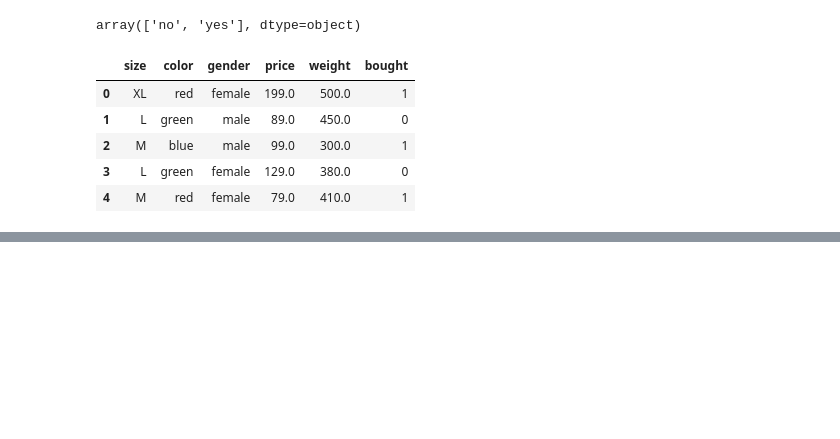
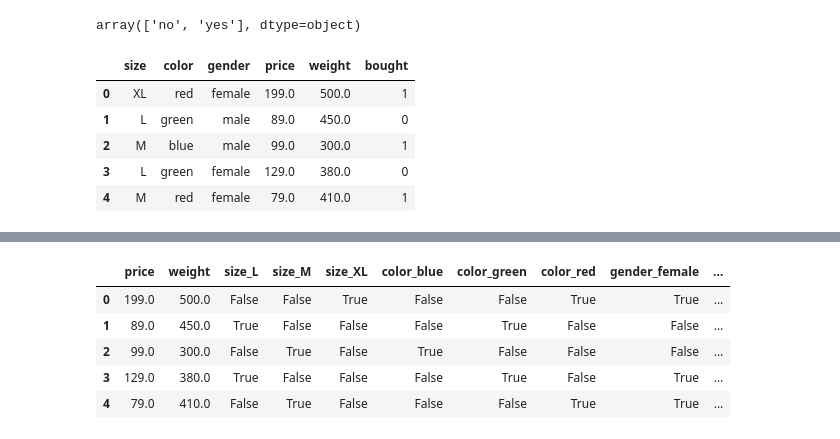
Before and after one commit to mjanczewski/ml-bootcamp, a Jupyter notebook: model_one.ipynb, the cells around one changed output, grey strips where cells are left out. Saved outputs shown, nothing was run; the diff lists cells and outputs as text; code cells hidden in the pictures; blank space fills up the shorter version.

```diff
--- a/model_one.ipynb
+++ b/model_one.ipynb
@@ -132,3 +131,6 @@ df
 | 2 | M | blue | male | 99.0 | 300.0 | 1 |
 | 3 | L | green | female | 129.0 | 380.0 | 0 |
 | 4 | M | red | female | 79.0 | 410.0 | 1 |
+# %%
+df['bought'] = le.inverse_transform(df['bought'])
+df
@@ -134,0 +187,9 @@ df
+# %%
+pd.get_dummies(data=df)
+# %% [output]
+|  | price | weight | size_L | size_M | size_XL | color_blue | color_green | color_red | gender_female | ... |
+| 0 | 199.0 | 500.0 | False | False | True | False | False | True | True | ... |
+| 1 | 89.0 | 450.0 | True | False | False | False | True | False | False | ... |
+| 2 | 99.0 | 300.0 | False | True | False | True | False | False | False | ... |
+| 3 | 129.0 | 380.0 | True | False | False | False | True | False | True | ... |
+| 4 | 79.0 | 410.0 | False | True | False | False | False | True | True | ... |
```
Also changed, not shown: parts of 8 cells of this notebook.
